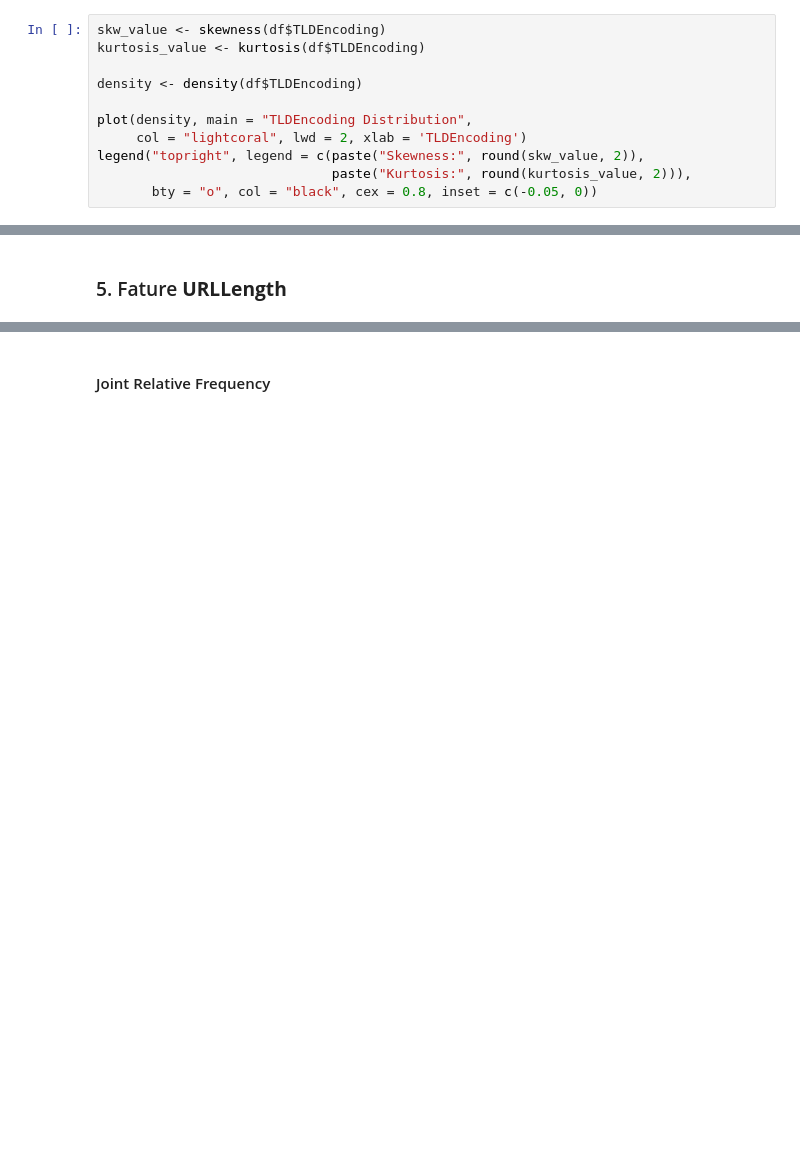
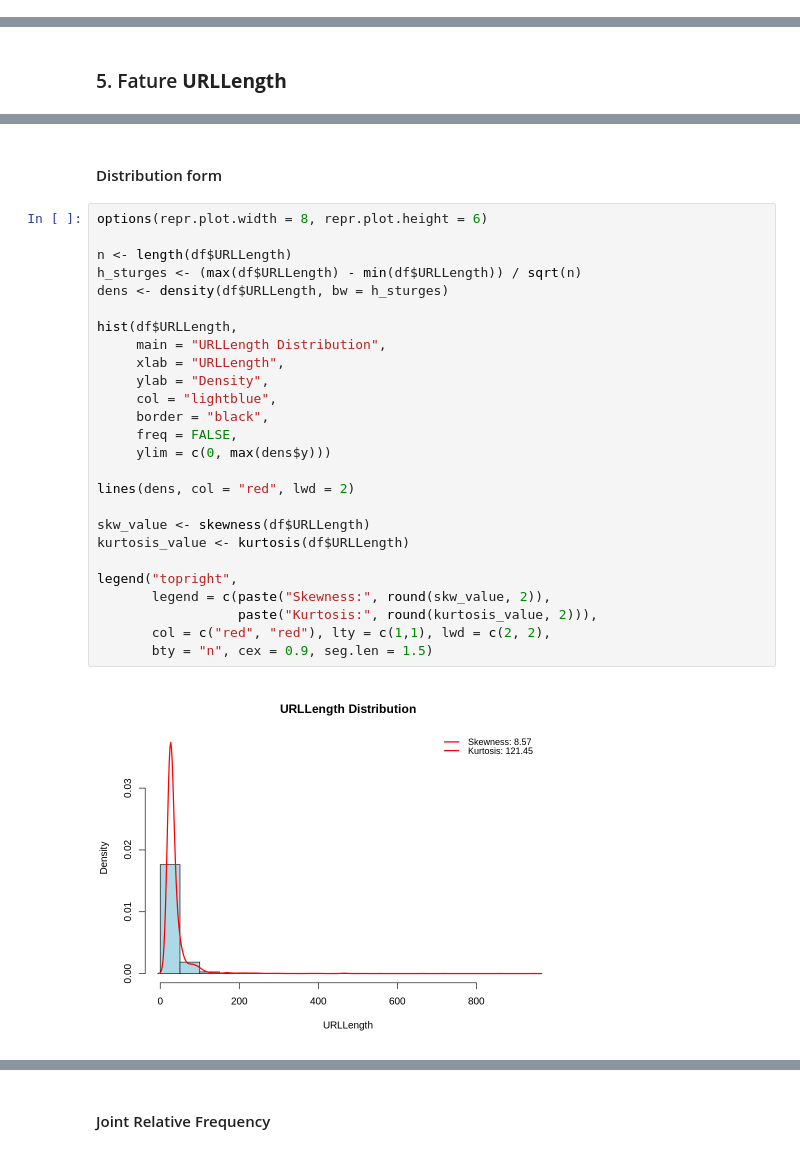
Before and after one commit to raffaele-aurucci/Phishing_URLs_Analysis, a Jupyter notebook: 1.preprocessing_real_ds.ipynb, the cells around one changed output, grey strips where cells are left out. Saved outputs shown, nothing was run; the diff lists cells and outputs as text; blank space fills up the shorter version.

```diff
--- a/1.preprocessing_real_ds.ipynb
+++ b/1.preprocessing_real_ds.ipynb
@@ -289,11 +377,0 @@ Overlap df_1: M1 = 0.5405311 M2 = 0.5498933
-# %%
-skw_value <- skewness(df$TLDEncoding)
-kurtosis_value <- kurtosis(df$TLDEncoding)
-
-density <- density(df$TLDEncoding)
-
-plot(density, main = "TLDEncoding Distribution",
-     col = "lightcoral", lwd = 2, xlab = 'TLDEncoding')
-legend("topright", legend = c(paste("Skewness:", round(skw_value, 2)),
-                              paste("Kurtosis:", round(kurtosis_value, 2))),
-       bty = "o", col = "black", cex = 0.8, inset = c(-0.05, 0))
@@ -352,0 +402,30 @@ Spearman:        0.5445397
+# %% [markdown]
+#### Distribution form
+# %%
+options(repr.plot.width = 8, repr.plot.height = 6)
+
+n <- length(df$URLLength)
+h_sturges <- (max(df$URLLength) - min(df$URLLength)) / sqrt(n)
+dens <- density(df$URLLength, bw = h_sturges)
+
+hist(df$URLLength,
+     main = "URLLength Distribution",
+     xlab = "URLLength",
+     ylab = "Density",
+     col = "lightblue",
+     border = "black",
+     freq = FALSE,
+     ylim = c(0, max(dens$y)))
+
+lines(dens, col = "red", lwd = 2)
+
+skw_value <- skewness(df$URLLength)
+kurtosis_value <- kurtosis(df$URLLength)
+
+legend("topright",
+       legend = c(paste("Skewness:", round(skw_value, 2)),
+                  paste("Kurtosis:", round(kurtosis_value, 2))),
+       col = c("red", "red"), lty = c(1,1), lwd = c(2, 2),
+       bty = "n", cex = 0.9, seg.len = 1.5)
+# %% [output]
+[figure, added]
```
Also changed, not shown: parts of 181 cells of this notebook, 1 other file.
